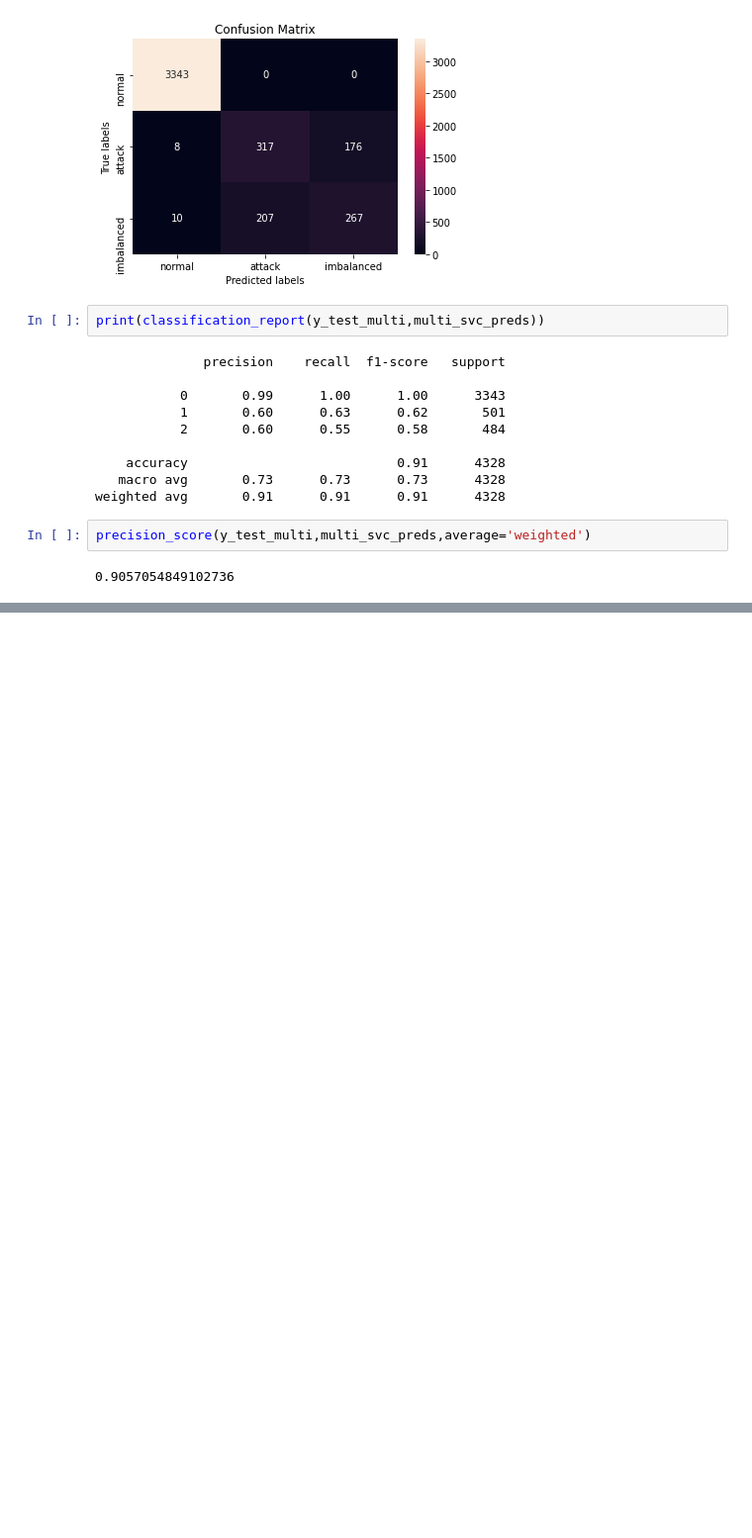
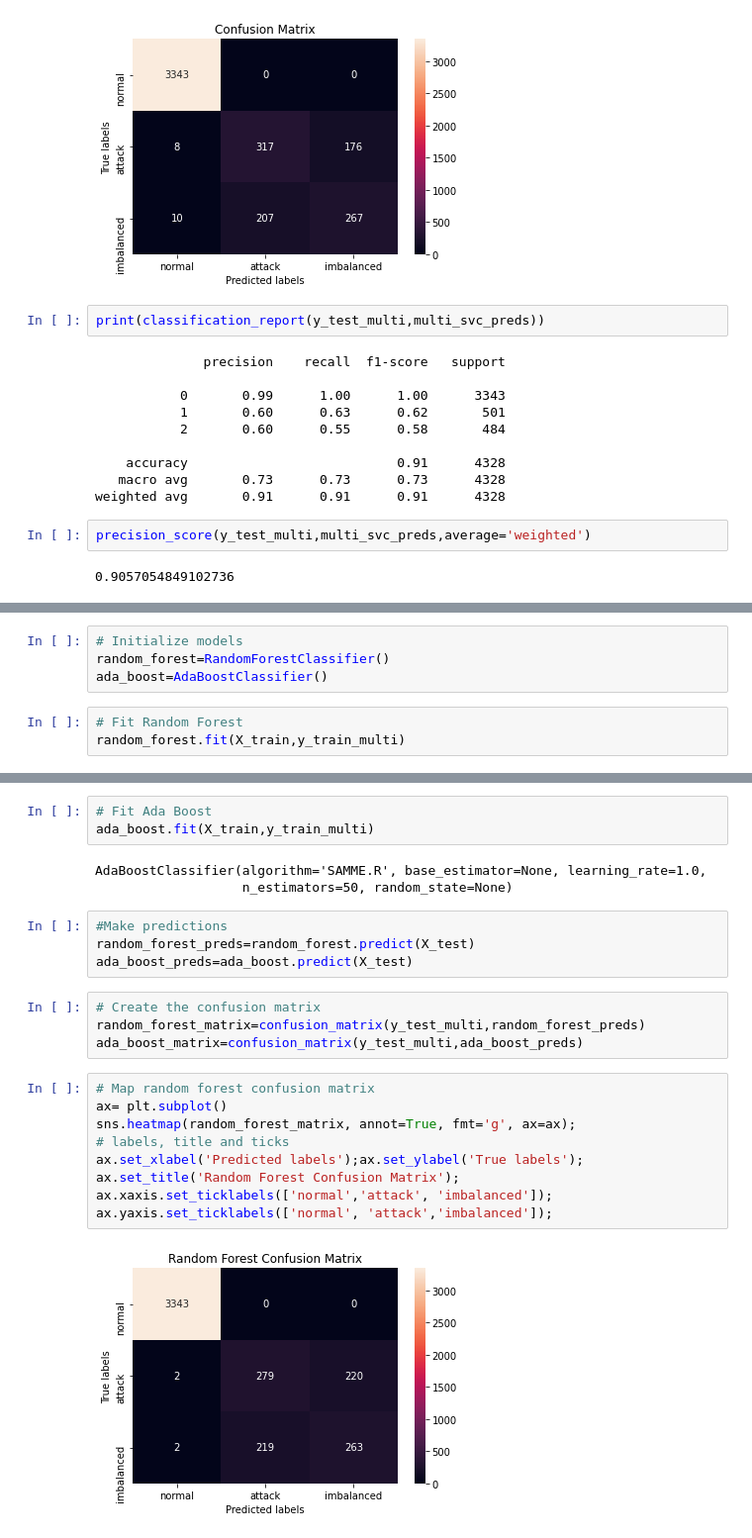
Before and after one commit to cholmess/Electric_Grid_Prediction, a Jupyter notebook: notebooks/Data Exploration.ipynb, the cells around one changed output, grey strips where cells are left out. Shown at 99% size. Cells and saved outputs as stored; diff of their text form; blank space fills up the shorter version.

```diff
--- a/notebooks/Data Exploration.ipynb
+++ b/notebooks/Data Exploration.ipynb
@@ -818,0 +825,7 @@ cross_validate(multi_svc,X,y_multi,cv=5,scoring='precision_weighted',return_trai
+# %%
+# Initialize models
+random_forest=RandomForestClassifier()
+ada_boost=AdaBoostClassifier()
+# %%
+# Fit Random Forest
+random_forest.fit(X_train,y_train_multi)
@@ -818,0 +841,24 @@ cross_validate(multi_svc,X,y_multi,cv=5,scoring='precision_weighted',return_trai
+# %%
+# Fit Ada Boost
+ada_boost.fit(X_train,y_train_multi)
+# %% [output]
+AdaBoostClassifier(algorithm='SAMME.R', base_estimator=None, learning_rate=1.0,
+                   n_estimators=50, random_state=None)
+# %%
+#Make predictions
+random_forest_preds=random_forest.predict(X_test)
+ada_boost_preds=ada_boost.predict(X_test)
+# %%
+# Create the confusion matrix
+random_forest_matrix=confusion_matrix(y_test_multi,random_forest_preds)
+ada_boost_matrix=confusion_matrix(y_test_multi,ada_boost_preds)
+# %%
+# Map random forest confusion matrix
+ax= plt.subplot()
+sns.heatmap(random_forest_matrix, annot=True, fmt='g', ax=ax);
+# labels, title and ticks
+ax.set_xlabel('Predicted labels');ax.set_ylabel('True labels');
+ax.set_title('Random Forest Confusion Matrix');
+ax.xaxis.set_ticklabels(['normal','attack', 'imbalanced']); ax.yaxis.set_ticklabels(['normal', 'attack','imbalanced']);
+# %% [output]
+[figure, added]
```
Also changed, not shown: parts of 13 cells of this notebook.
